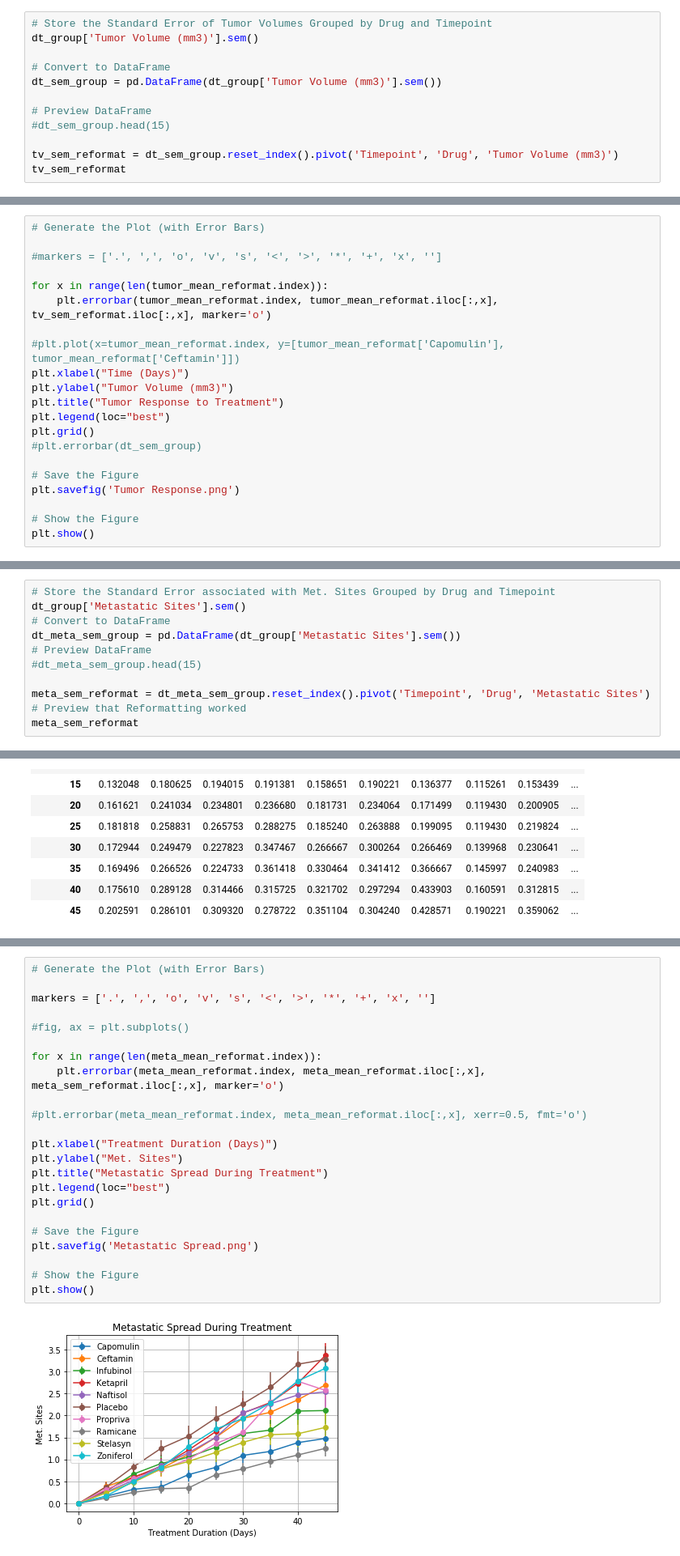
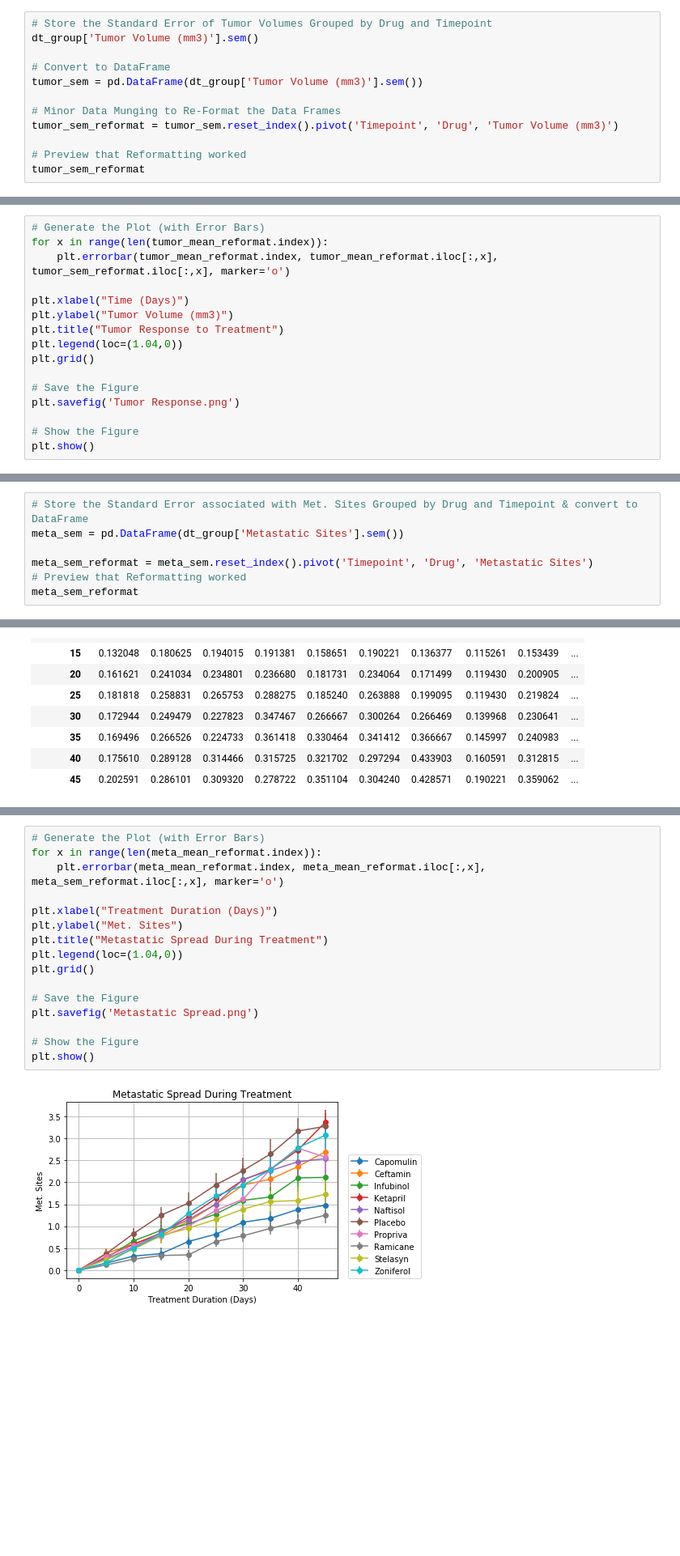
Before and after one commit to jjrx/matplotlib-hw, a Jupyter notebook: Pymaceuticals/pymaceuticals_starter_MySolution.ipynb, the cells around one changed output, grey strips where cells are left out. Shown at 81% size. Drawn from its saved outputs; the diff is of its cells as text; blank space fills up the shorter version.

```diff
--- a/Pymaceuticals/pymaceuticals_starter_MySolution.ipynb
+++ b/Pymaceuticals/pymaceuticals_starter_MySolution.ipynb
@@ -71,13 +71,13 @@ tumor_mean.head(15)
 dt_group['Tumor Volume (mm3)'].sem()
 
 # Convert to DataFrame
-dt_sem_group = pd.DataFrame(dt_group['Tumor Volume (mm3)'].sem())
+tumor_sem = pd.DataFrame(dt_group['Tumor Volume (mm3)'].sem())
 
-# Preview DataFrame
-#dt_sem_group.head(15)
+# Minor Data Munging to Re-Format the Data Frames
+tumor_sem_reformat = tumor_sem.reset_index().pivot('Timepoint', 'Drug', 'Tumor Volume (mm3)')
 
-tv_sem_reformat = dt_sem_group.reset_index().pivot('Timepoint', 'Drug', 'Tumor Volume (mm3)')
-tv_sem_reformat
+# Preview that Reformatting worked
+tumor_sem_reformat
 # %% [output]
 | Drug | Capomulin | Ceftamin | Infubinol | Ketapril | Naftisol | Placebo | Propriva | Ramicane | Stelasyn | ... |
 | Timepoint |  |  |  |  |  |  |  |  |  | ... |
@@ -122,18 +117,13 @@ Index(['Capomulin', 'Ceftamin', 'Infubinol', 'Ketapril', 'Naftisol', 'Placebo',
 # %%
 # Generate the Plot (with Error Bars)
+for x in range(len(tumor_mean_reformat.index)):
+    plt.errorbar(tumor_mean_reformat.index, tumor_mean_reformat.iloc[:,x], tumor_sem_reformat.iloc[:,x], marker='o')
 
-#markers = ['.', ',', 'o', 'v', 's', '<', '>', '*', '+', 'x', '']
-
-for x in range(len(tumor_mean_reformat.index)):
-    plt.errorbar(tumor_mean_reformat.index, tumor_mean_reformat.iloc[:,x], tv_sem_reformat.iloc[:,x], marker='o')
-
-#plt.plot(x=tumor_mean_reformat.index, y=[tumor_mean_reformat['Capomulin'], tumor_mean_reformat['Ceftamin']])
 plt.xlabel("Time (Days)")
 plt.ylabel("Tumor Volume (mm3)")
 plt.title("Tumor Response to Treatment")
-plt.legend(loc="best")
+plt.legend(loc=(1.04,0))
 plt.grid()
-#plt.errorbar(dt_sem_group)
 
 # Save the Figure
 plt.savefig('Tumor Response.png')
@@ -170,14 +159,10 @@ meta_mean.head(15)
 |  | 15 | 0.789474 |
 |  | 20 | 1.111111 |
 # %%
-# Store the Standard Error associated with Met. Sites Grouped by Drug and Timepoint
-dt_group['Metastatic Sites'].sem()
-# Convert to DataFrame
-dt_meta_sem_group = pd.DataFrame(dt_group['Metastatic Sites'].sem())
-# Preview DataFrame
-#dt_meta_sem_group.head(15)
+# Store the Standard Error associated with Met. Sites Grouped by Drug and Timepoint & convert to DataFrame
+meta_sem = pd.DataFrame(dt_group['Metastatic Sites'].sem())
 
-meta_sem_reformat = dt_meta_sem_group.reset_index().pivot('Timepoint', 'Drug', 'Metastatic Sites')
+meta_sem_reformat = meta_sem.reset_index().pivot('Timepoint', 'Drug', 'Metastatic Sites')
 # Preview that Reformatting worked
 meta_sem_reformat
 # %% [output]
@@ -213,29 +199,22 @@ meta_mean_reformat
 | 45 | 1.476190 | 2.692308 | 2.111111 | 3.363636 | 2.538462 | 3.272727 | 2.571429 | 1.250000 | 1.727273 | ... |
 # %%
 # Generate the Plot (with Error Bars)
-
-markers = ['.', ',', 'o', 'v', 's', '<', '>', '*', '+', 'x', '']
-
-#fig, ax = plt.subplots()
-
 for x in range(len(meta_mean_reformat.index)):
     plt.errorbar(meta_mean_reformat.index, meta_mean_reformat.iloc[:,x], meta_sem_reformat.iloc[:,x], marker='o')
-
-#plt.errorbar(meta_mean_reformat.index, meta_mean_reformat.iloc[:,x], xerr=0.5, fmt='o')
 
 plt.xlabel("Treatment Duration (Days)")
 plt.ylabel("Met. Sites")
 plt.title("Metastatic Spread During Treatment")
-plt.legend(loc="best")
+plt.legend(loc=(1.04,0))
 plt.grid()
 
 # Save the Figure
 plt.savefig('Metastatic Spread.png')
 
 # Show the Figure
 plt.show()
 # %% [output]
-[figure, old version]
+[figure, new version]
 # %% [markdown]
 ## Survival Rates
 # %%
```
Also changed, not shown: parts of 9 cells of this notebook, 3 other files.
